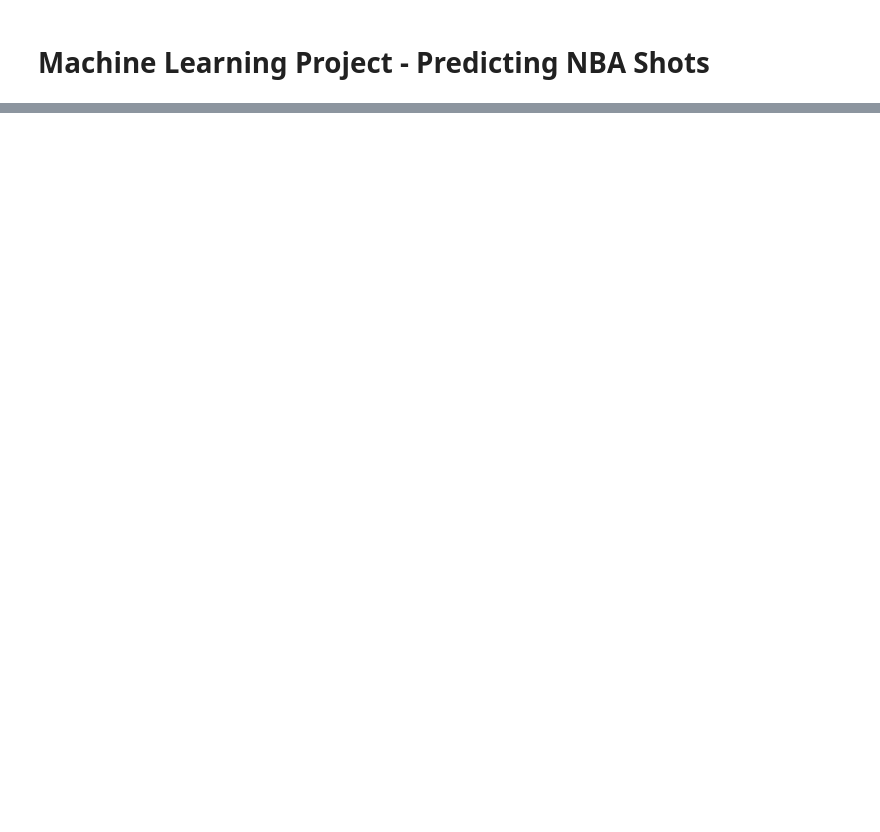
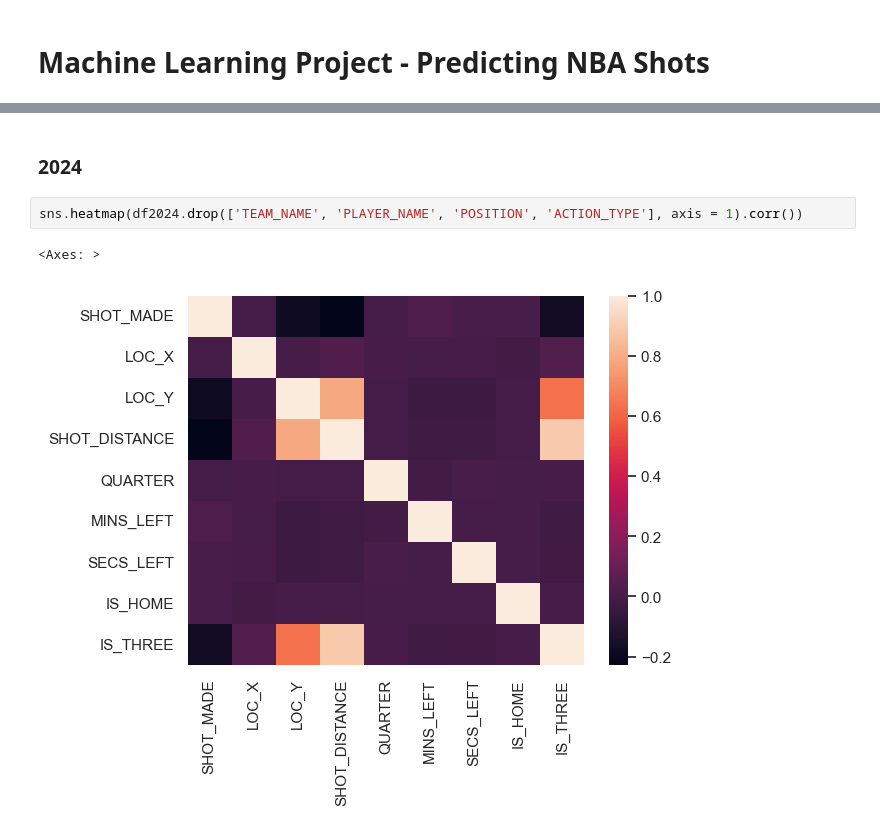
Before and after one commit to bhuckins/mlproject1, a Jupyter notebook: MLProject.ipynb, the cells around one changed output, grey strips where cells are left out. Drawn from its saved outputs; the diff is of its cells as text; blank space fills up the shorter version.

```diff
--- a/MLProject.ipynb
+++ b/MLProject.ipynb
@@ -47,0 +343,7 @@ Name: LOC_X, Length: 189803, dtype: float64
+# %% [markdown]
+### 2024
+# %%
+sns.heatmap(df2024.drop(['TEAM_NAME', 'PLAYER_NAME', 'POSITION', 'ACTION_TYPE'], axis = 1).corr())
+# %% [output]
+<Axes: >
+[figure, added]
```
Also changed, not shown: parts of 39 cells of this notebook.
